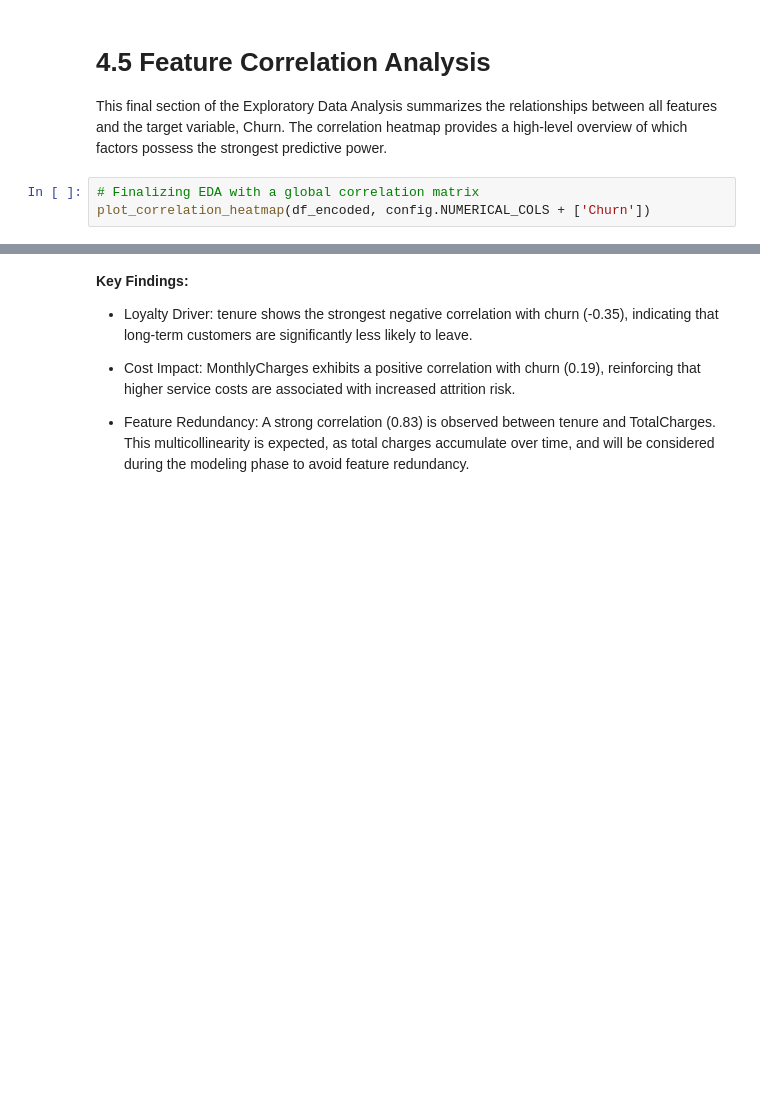
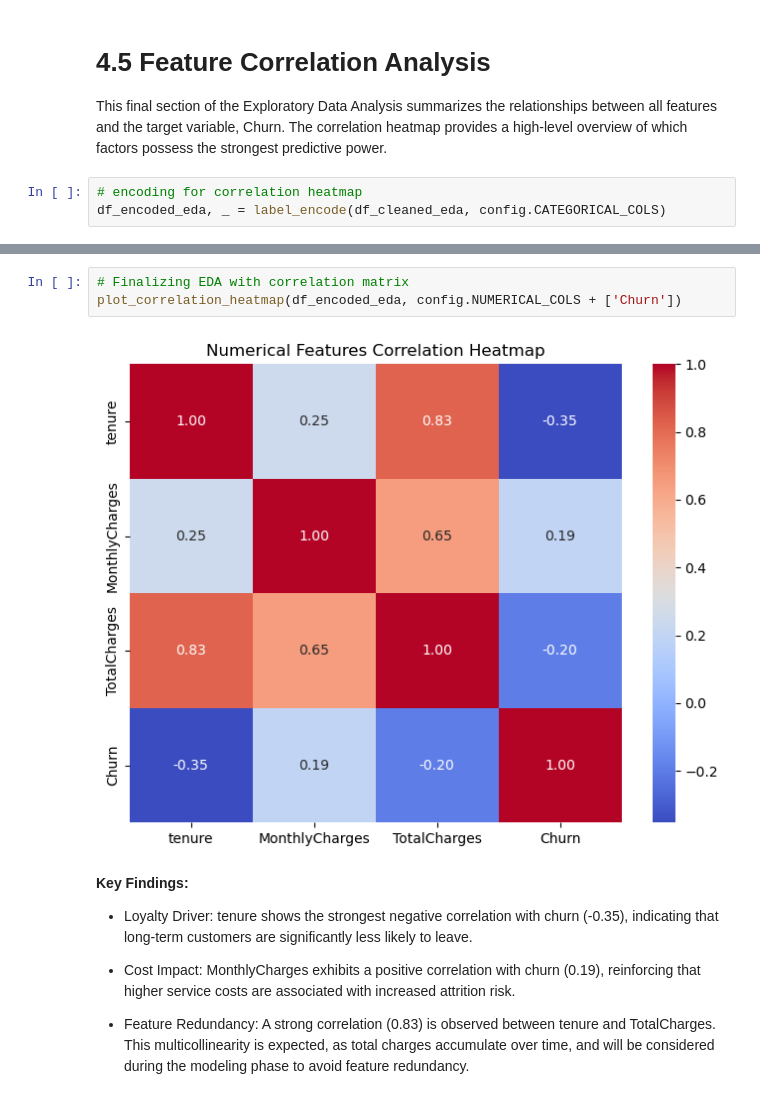
Before and after one commit to leipzig-troopen/telecom-churn-analysis-ml, a Jupyter notebook: notebook/customer_retention_modeling_and_insights.ipynb, the cells around one changed output, grey strips where cells are left out. Cells and saved outputs as stored; diff of their text form; blank space fills up the shorter version.

```diff
--- a/notebook/customer_retention_modeling_and_insights.ipynb
+++ b/notebook/customer_retention_modeling_and_insights.ipynb
@@ -312,6 +276,6 @@ This section evaluates the correlation between billing amounts and customer rete
 
 This final section of the Exploratory Data Analysis summarizes the relationships between all features and the target variable, Churn. The correlation heatmap provides a high-level overview of which factors possess the strongest predictive power.
 # %%
-# Finalizing EDA with a global correlation matrix
-plot_correlation_heatmap(df_encoded, config.NUMERICAL_COLS + ['Churn'])
+# encoding for correlation heatmap
+df_encoded_eda, _ = label_encode(df_cleaned_eda, config.CATEGORICAL_COLS)
 # %% [output]
@@ -319,3 +293,8 @@ plot_correlation_heatmap(df_encoded, config.NUMERICAL_COLS + ['Churn'])
+# %%
+# Finalizing EDA with correlation matrix
+plot_correlation_heatmap(df_encoded_eda, config.NUMERICAL_COLS + ['Churn'])
+# %% [output]
+[figure, added]
 # %% [markdown]
 **Key Findings:**
 
```
Also changed, not shown: parts of 26 cells of this notebook, 5 other files.
